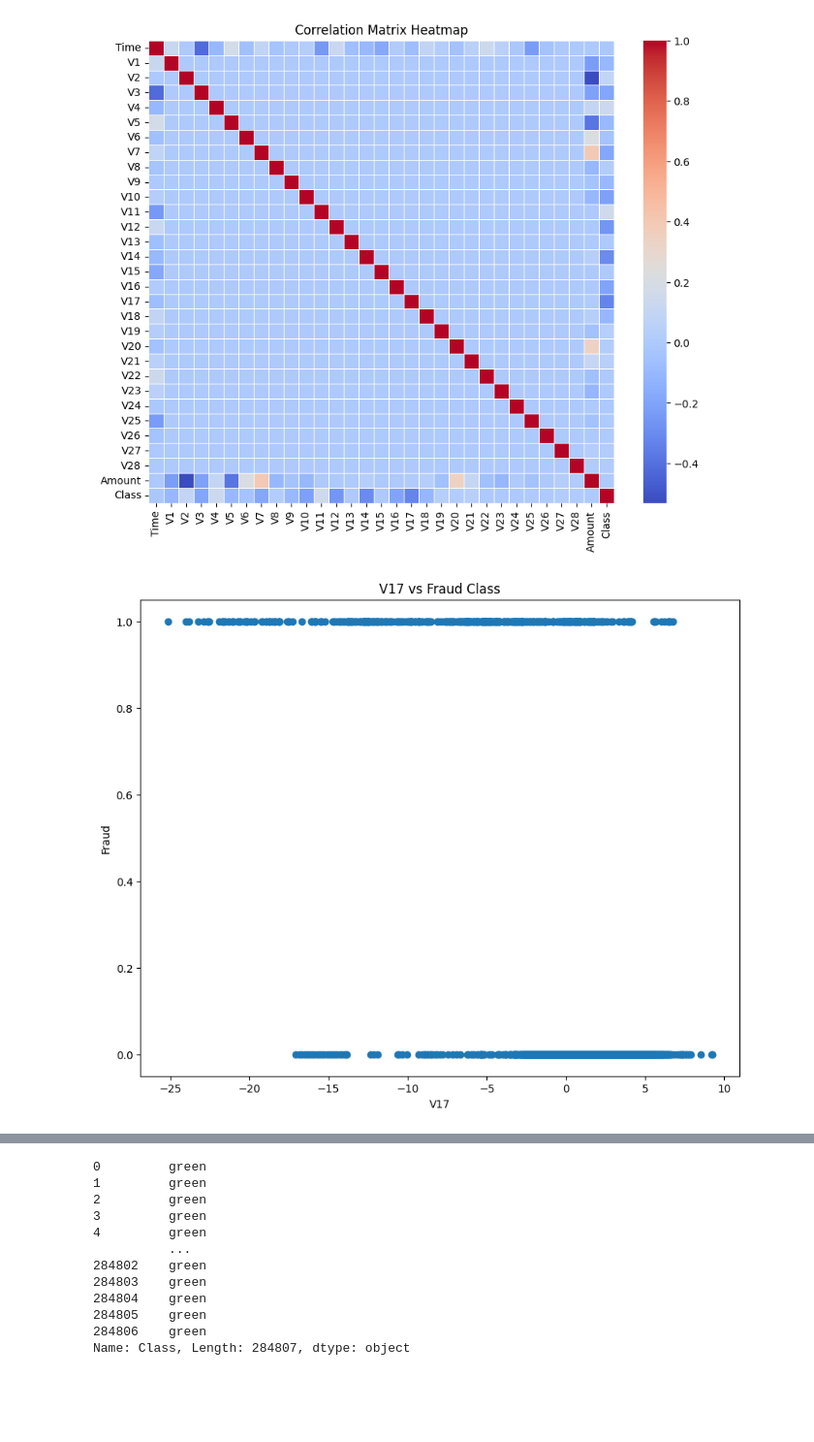
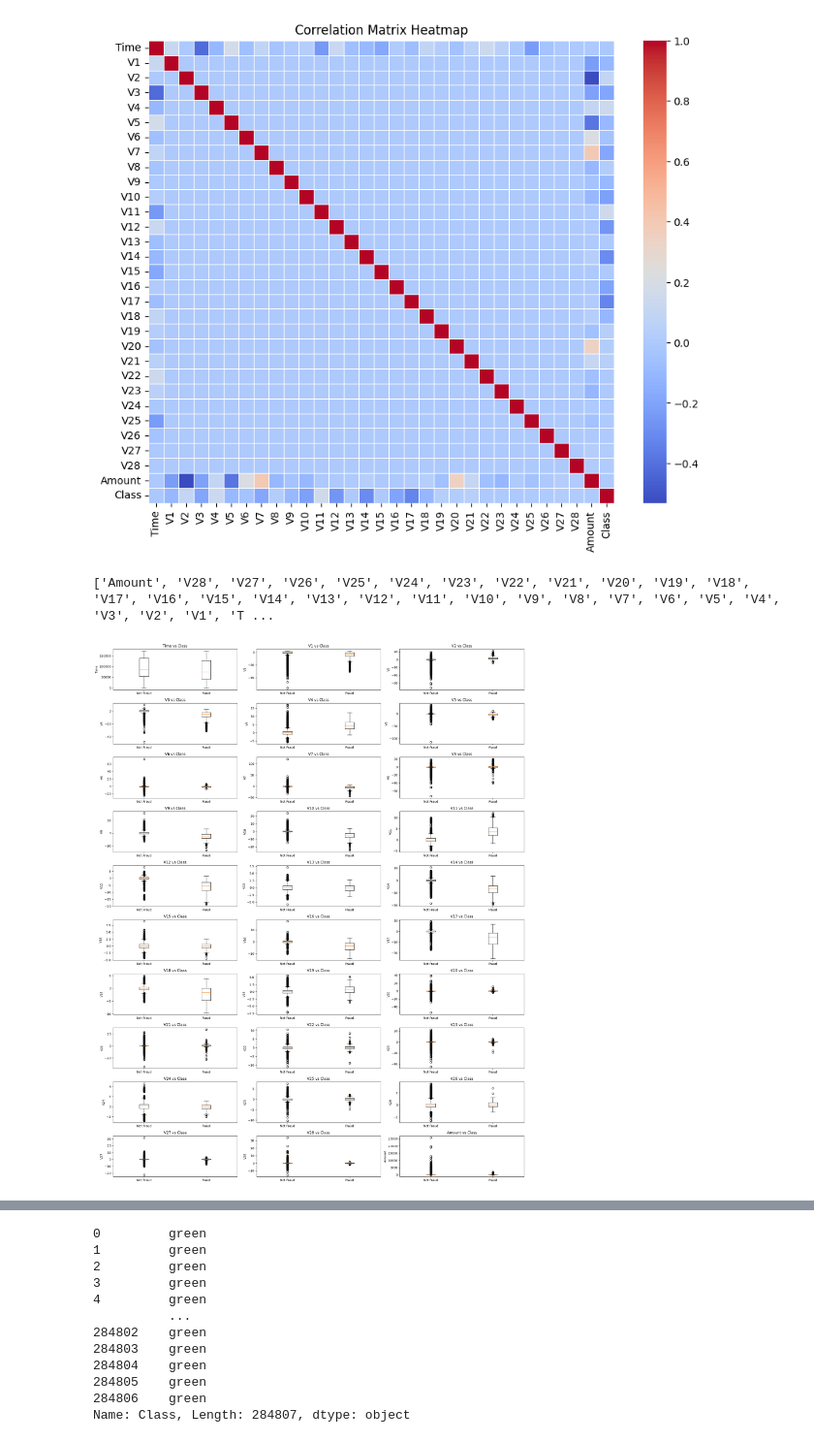
Before and after one commit to flopez0294/CSE176MLProject, a Jupyter notebook: pt3Classification.ipynb, the cells around one changed output, grey strips where cells are left out. Shown at 97% size. Saved outputs shown, nothing was run; the diff lists cells and outputs as text; code cells hidden in the pictures; blank space fills up the shorter version.

```diff
--- a/pt3Classification.ipynb
+++ b/pt3Classification.ipynb
@@ -102,12 +102,23 @@ plt.title('Correlation Matrix Heatmap')
 plt.show()
 # %% [output]
 [figure]
-# %%
-plt.figure(figsize=(10, 8))
-plt.scatter(df[['V17']], df[['Class']])
-plt.xlabel('V17')
-plt.ylabel('Fraud')
-plt.title('V17 vs Fraud Class')
-plt.show()
-# %% [output]
-[figure, removed]
+# %%
+features = list(df.columns.drop('Class'))[::-1]
+print(features)
+fig, axs = plt.subplots(10, 3, figsize=(20,25))
+
+for idx, ax in enumerate(axs):
+    # Create two groups: V17 for class 0 and class 1
+    for jdx, jx in enumerate(ax):
+        fea = features.pop()
+        fea_class0 = df[df['Class'] == 0][fea]
+        fea_class1 = df[df['Class'] == 1][fea]
+        axs[idx, jdx].boxplot([fea_class0, fea_class1], labels=['Not Fraud', 'Fraud'])
+        axs[idx, jdx].set_ylabel(fea)
+        axs[idx, jdx].set_title(f'{fea} vs Class')
+
+plt.tight_layout()
+plt.show()
+# %% [output]
+['Amount', 'V28', 'V27', 'V26', 'V25', 'V24', 'V23', 'V22', 'V21', 'V20', 'V19', 'V18', 'V17', 'V16', 'V15', 'V14', 'V13', 'V12', 'V11', 'V10', 'V9', 'V8', 'V7', 'V6', 'V5', 'V4', 'V3', 'V2', 'V1', 'T ...
+[figure, added]
```
Also changed, not shown: parts of 1 cell of this notebook, 1 other file.
